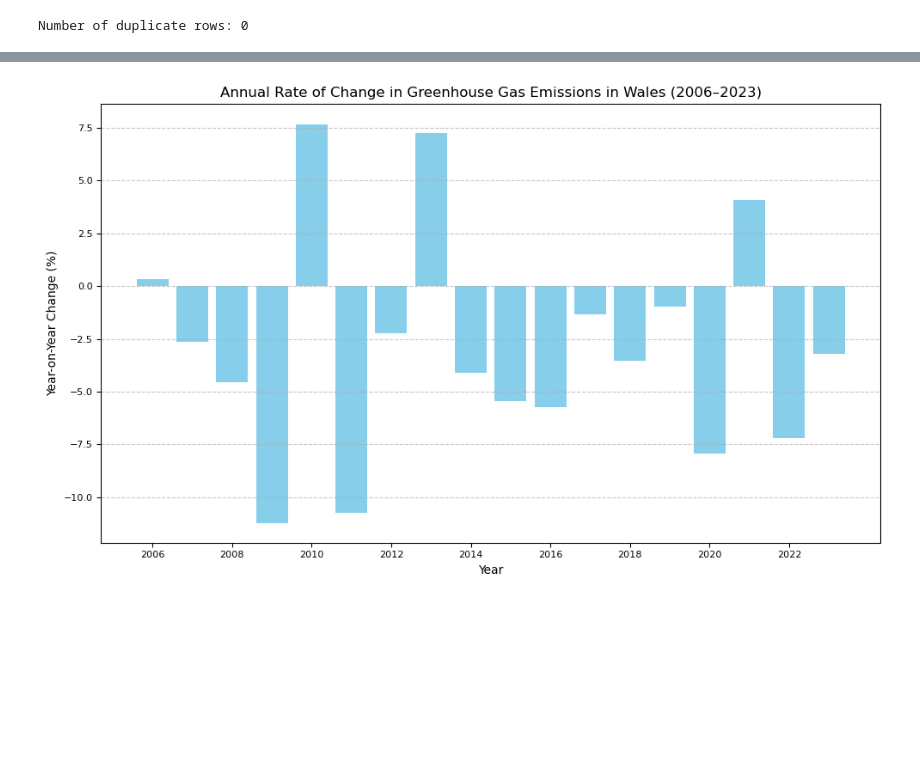
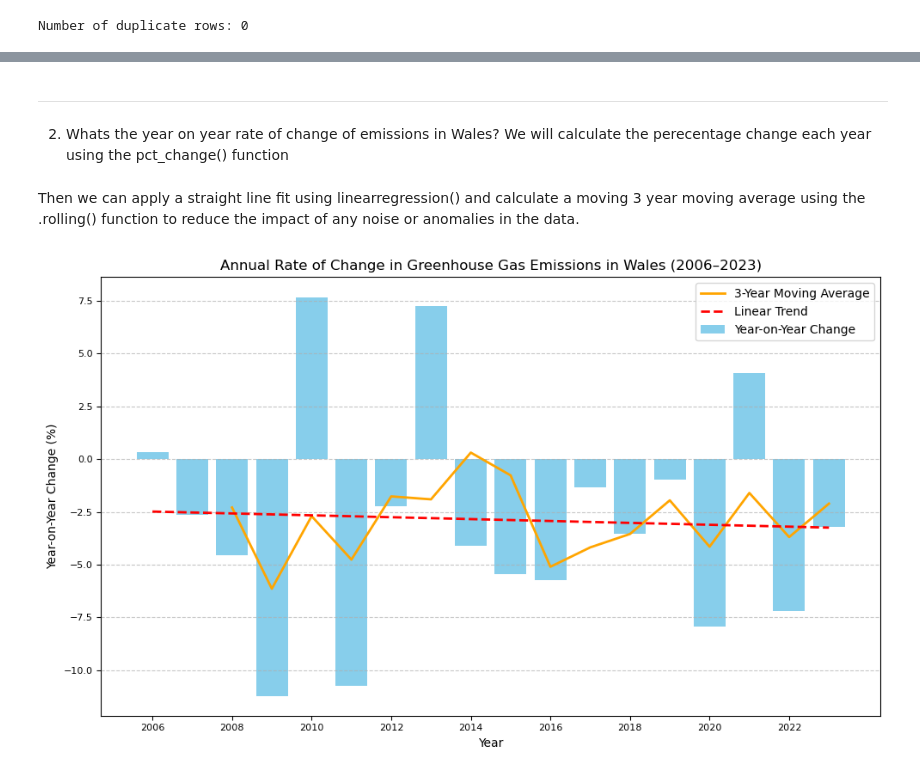
Before and after one commit to Elias-Pieris/Wales-emissions-analysis, a Jupyter notebook: notebooks/Analysing WALES Green House Gas Emissions-Copy1.ipynb, the cells around one changed output, grey strips where cells are left out. Drawn from its saved outputs; the diff is of its cells as text; code cells hidden in the pictures; blank space fills up the shorter version.

```diff
--- a/notebooks/Analysing WALES Green House Gas Emissions-Copy1.ipynb
+++ b/notebooks/Analysing WALES Green House Gas Emissions-Copy1.ipynb
@@ -150,0 +191,4 @@ The total greenhouse gas emissions in Wales between 2005 and 2022 show an overal
+# %% [markdown]
+---
+2. Whats the year on year rate of change of emissions in Wales?
+ We will calculate the perecentage change each year using the pct_change() function
@@ -151,16 +198,33 @@ The total greenhouse gas emissions in Wales between 2005 and 2022 show an overal
+# %% [markdown]
+Then we can apply a straight line fit using linearregression() and calculate a moving 3 year moving average using the .rolling() function to reduce the impact of any noise or anomalies in the data.
 # %%
+# Drop NaN from percentage change as no change can be calculated for 2005
+annual_change_clean = annual_change.dropna()
+
+# Prepare data for regression
+X_years = annual_change_clean.index.values.reshape(-1,1)
+y_change = annual_change_clean.values
+
+# Fit linear trend
+linear_trend = LinearRegression().fit(X_years, y_change)
+trend_line = linear_trend.predict(X_years)
+
+# 3-year moving average
+annual_change_ma = annual_change_clean.rolling(window=3).mean()
+
 plt.figure(figsize=(10,6))
-plt.bar(annual_change.index, annual_change.values, color='skyblue')
+plt.bar(annual_change_clean.index, annual_change_clean.values, color='skyblue', label='Year-on-Year Change')
+plt.plot(annual_change_ma.index, annual_change_ma.values, color='orange', linestyle='-', linewidth=2, label='3-Year Moving Average')
+plt.plot(annual_change_clean.index, trend_line, color='red', linestyle='--', linewidth=2, label='Linear Trend')
 
-# Axes titles with bold and smaller numbers
 plt.xlabel("Year", fontsize=10)
 plt.ylabel("Year-on-Year Change (%)", fontsize=10)
-plt.xticks(range(2006, 2023, 2), fontsize=8)  # starts from 2006 since 2005 has no previous year
+plt.xticks(range(2006, 2023, 2), fontsize=8)
 plt.yticks(fontsize=8)
 plt.title("Annual Rate of Change in Greenhouse Gas Emissions in Wales (2006–2023)")
-
+plt.legend()
 plt.grid(axis='y', linestyle='--', alpha=0.7)
 plt.tight_layout()
 plt.show()
 # %% [output]
-[figure, old version]
+[figure, new version]
```
Also changed, not shown: parts of 26 cells of this notebook.
